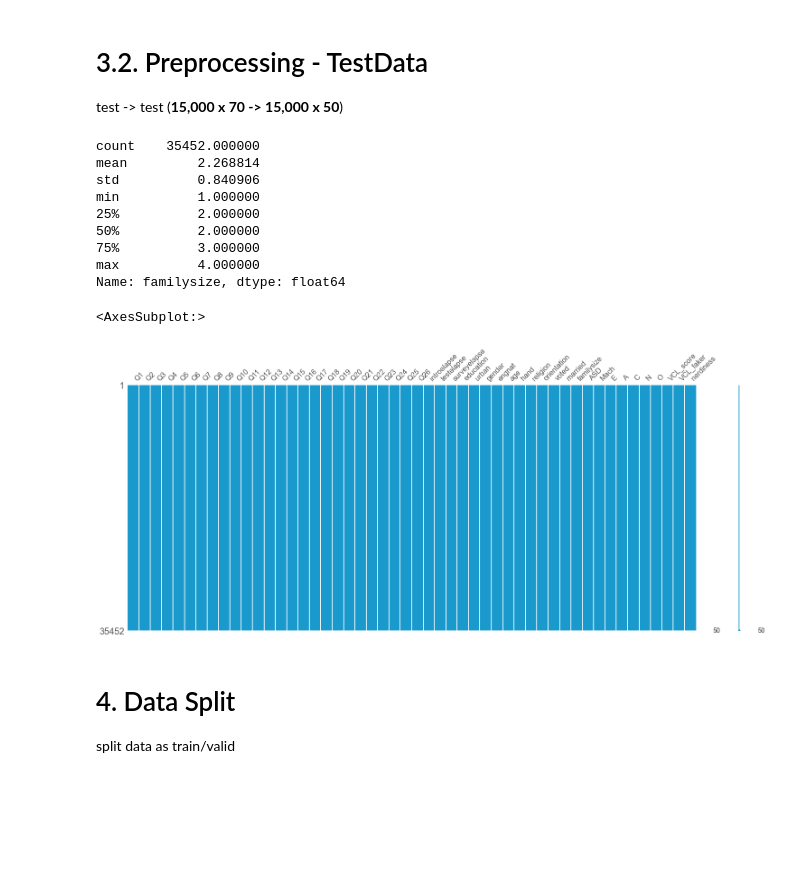
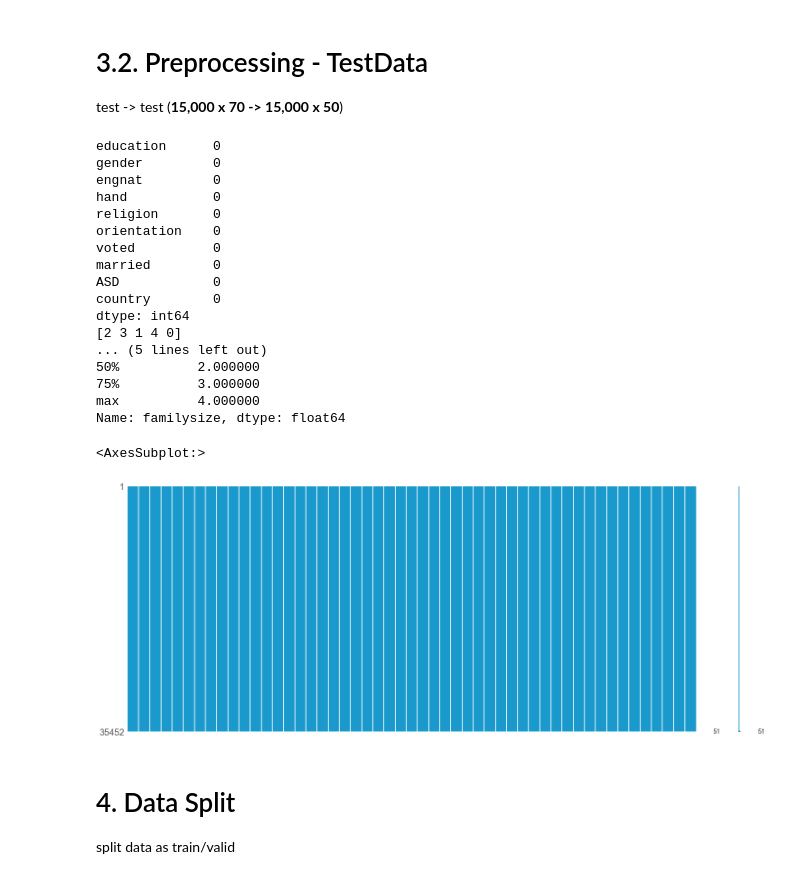
Before and after one commit to Bae-hong-seob/Dacon-SWuniversity-competition, a Jupyter notebook: Dolphin/base_pycaret.ipynb, the cells around one changed output. Cells and saved outputs as stored; diff of their text form; code cells hidden in the pictures; blank space fills up the shorter version.

```diff
--- a/Dolphin/base_pycaret.ipynb
+++ b/Dolphin/base_pycaret.ipynb
@@ -125,5 +125,5 @@ Numerical
 # 원본 data와 따로 관리 -> original data = data, preprocessed data = processed_data
 # Feature drop
 # 'index', 'country'
-processed_data = data.drop(['index','country'], axis=1).copy()
+processed_data = data.drop(['index'], axis=1).copy()
 # %%
@@ -147,0 +138,7 @@ processed_data[fill_cols].describe()
+# %%
+# Handling missing values with 0
+# 'education', 'gender', 'hand', 'religion', 'orientation', 'voted', 'married', 'ASD'
+
+fill_cols = ['education', 'gender', 'engnat', 'hand', 'religion', 'orientation', 'voted', 'married', 'ASD', 'country']
+processed_data[fill_cols] = processed_data[fill_cols].fillna(0)
+processed_data[fill_cols].isna().sum()
@@ -288,7 +300,7 @@ def score_mach(data) :
     rev_cols = ['Q3', 'Q4', 'Q7', 'Q9', 'Q10', 'Q11', 'Q16', 'Q17', 'Q14', 'Q18']
     for flip in rev_cols:
         data[flip] = 6 - data[flip]
-    data['Mach'] = data[mach_cols].mean(axis=1)
+    data['Mach'] = data[mach_cols].sum(axis=1)
     #data.drop(mach_cols, axis=1, inplace = True)
     return data
 
@@ -371,20 +383,27 @@ test -> test (**15,000 x 70 -> 15,000 x 50**)
 test = pd.read_csv(path+"test.csv")
 
 # Feature drop : 'index'
-test = test.drop(['index', 'country'], axis=1).copy()
+test = test.drop(['index'], axis=1).copy()
 
 # Handling missing values : 'education', 'gender', 'engnat', 'hand', 'religion', 'orientation', 'voted', 'married', 'ASD'
 from sklearn.impute import SimpleImputer
-fill_cols = ['education', 'gender', 'engnat', 'hand', 'religion', 'orientation', 'voted', 'married', 'ASD']
-transformer = SimpleImputer()
-test[fill_cols] = transformer.fit_transform(test[fill_cols])
-test[fill_cols].describe()
+fill_cols = ['education', 'gender', 'engnat', 'hand', 'religion', 'orientation', 'voted', 'married', 'ASD', 'country']
+test[fill_cols] = test[fill_cols].fillna(0)
+print(test[fill_cols].isna().sum())
 
-# labeling the other countries as 1
-#df_country = pd.DataFrame(test['country'].value_counts())
-#others = df_country[df_country['country']==1].index.values.tolist()
-#test['country'] = test['country'].apply(lambda x : 1 if x in others else x)
-#test['country'] = le_cnt.fit_transform(list(test['country']))
+#labeling the other countries as 1
+country_nerdL = ['SWE', 'DEU', 'USA']
+country_nerdM = ['NLD', 'ITA', 'GBR', 'AUS', 'POL', 'CAN', 'FRA', 'IDN', 'BRA', 'NOR', 'FIN']
+country_nerdS = ['PHL', 'NZL', 'MYS', 'MEX', 'IND', 'SGP']
+# Lable Encoding : 'country'
+from sklearn.preprocessing import LabelEncoder
+# labeling top countries as 2, 3, 4
+processed_data['country'] = processed_data['country'].apply(lambda x : 2 if x in country_nerdL else x)
+processed_data['country'] = processed_data['country'].apply(lambda x : 3 if x in country_nerdM else x)
+processed_data['country'] = processed_data['country'].apply(lambda x : 4 if x in country_nerdS else x)
+# labeling other countries as 1
+processed_data['country'] = processed_data['country'].apply(lambda x : 1 if x not in [0, 2, 3, 4] else x)
+print(processed_data['country'].unique())
 
 # Log Transformation : 'introelapse','testelapse','surveyelapse'
 right_skewed_cols = ['introelapse','testelapse','surveyelapse']
@@ -415,11 +434,19 @@ test[['familysize']] = transformer.fit_transform(test[['familysize']])
 test['familysize'] = test['familysize'].astype(int)
 print(test['familysize'].describe())
 # %% [output]
-count    35452.000000
-mean         2.268814
-std          0.840906
-min          1.000000
-25%          2.000000
+education      0
+gender         0
+engnat         0
+hand           0
+religion       0
+orientation    0
+voted          0
+married        0
+ASD            0
+country        0
+dtype: int64
+[2 3 1 4 0]
+... (5 lines left out)
 50%          2.000000
 75%          3.000000
 max          4.000000
@@ -429,7 +456,7 @@ def score_mach(data) :
     rev_cols = ['Q3', 'Q4', 'Q7', 'Q9', 'Q10', 'Q11', 'Q16', 'Q17', 'Q14', 'Q18']
     for flip in rev_cols:
         data[flip] = 6 - data[flip]
-    data['Mach'] = data[mach_cols].mean(axis=1)
+    data['Mach'] = data[mach_cols].sum(axis=1)
     #data.drop(mach_cols, axis=1, inplace = True)
     return data
 
@@ -440,37 +467,35 @@ def score_tipi(data) :
     data['N'] = (data['TIPI9'] + (8-data['TIPI4'])) / 2
     data['O'] = (data['TIPI5'] + (8-data['TIPI10'])) / 2
     data.drop(['TIPI1', 'TIPI2', 'TIPI3', 'TIPI4', 'TIPI5', 'TIPI6', 'TIPI7', 'TIPI8', 'TIPI9', 'TIPI10'], axis=1, inplace = True)
     return data
 
 def score_vcl(data) :
     data['VCL_score'] = (data['VCL1'] + data['VCL2'] + data['VCL3'] + data['VCL4'] + data['VCL5'] + data['VCL7'] + data['VCL8']
                         + data['VCL10'] + data['VCL11'] + data['VCL13'] + data['VCL14'] + data['VCL15'] + data['VCL16'])
     data['VCL_faker'] = (data['VCL6'] + data['VCL9'] + data['VCL12'])
     data.drop(['VCL1', 'VCL2', 'VCL3', 'VCL4', 'VCL5', 'VCL6', 'VCL7', 'VCL8', 'VCL9',
                'VCL10', 'VCL11', 'VCL12', 'VCL13', 'VCL14', 'VCL15', 'VCL16',], axis=1, inplace = True)
     return data
 
-from sklearn.impute import SimpleImputer
 npas_cols = ['Q{}'.format(i) for i in range(1,27)]
 tipi_cols = ['TIPI{}'.format(i) for i in range(1,11)]
 vcl_cols = ['VCL{}'.format(i) for i in range(1,17)]
 mach_cols = ['Q{}'.format(i) for i in range(1,21)]
 q_cols = [npas_cols, tipi_cols, vcl_cols]
 for col in q_cols :
-    transformer = SimpleImputer()
-    test[col] = transformer.fit_transform(test[col])
+    test[col] = test[col].fillna(0)
 
 test = score_mach(test)
 test = score_tipi(test)
 test = score_vcl(test)
 
 # pycaret에 넣기 위해서 일부러 넣어주는 것
 test['nerdiness'] = 0.00
 
 msno.matrix(test.iloc[:, :], color=(0.1, 0.6, 0.8))
 # %% [output]
 <AxesSubplot:>
-[figure, old version]
+[figure, new version]
 # %% [markdown]
 # 4. Data Split
 split data as train/valid
```
Also changed, not shown: parts of 27 cells of this notebook.
